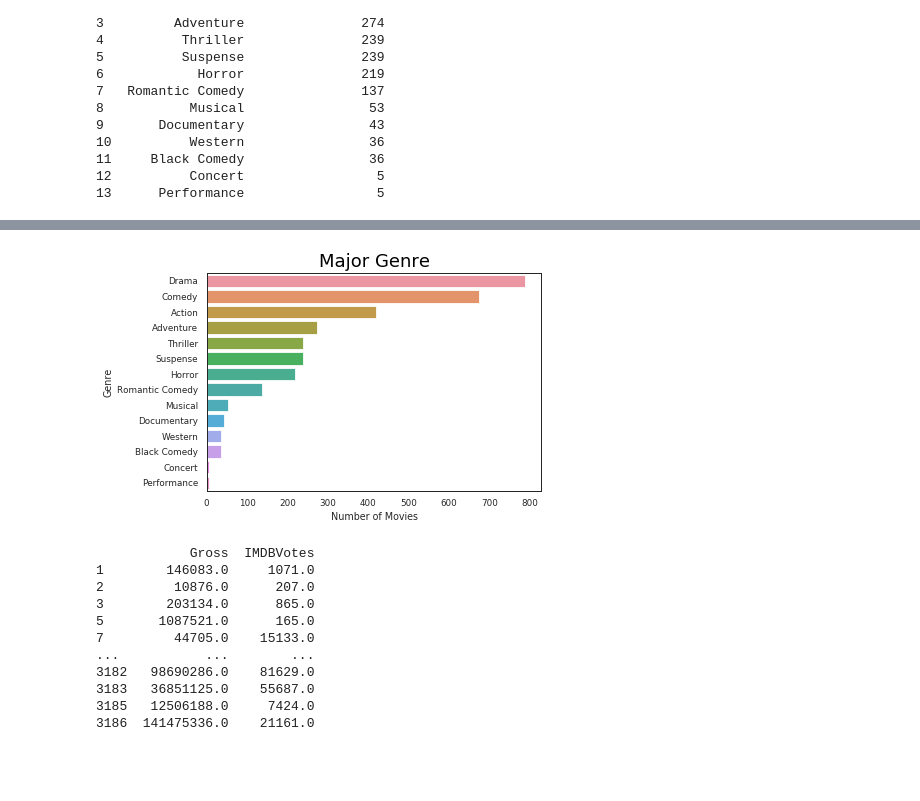
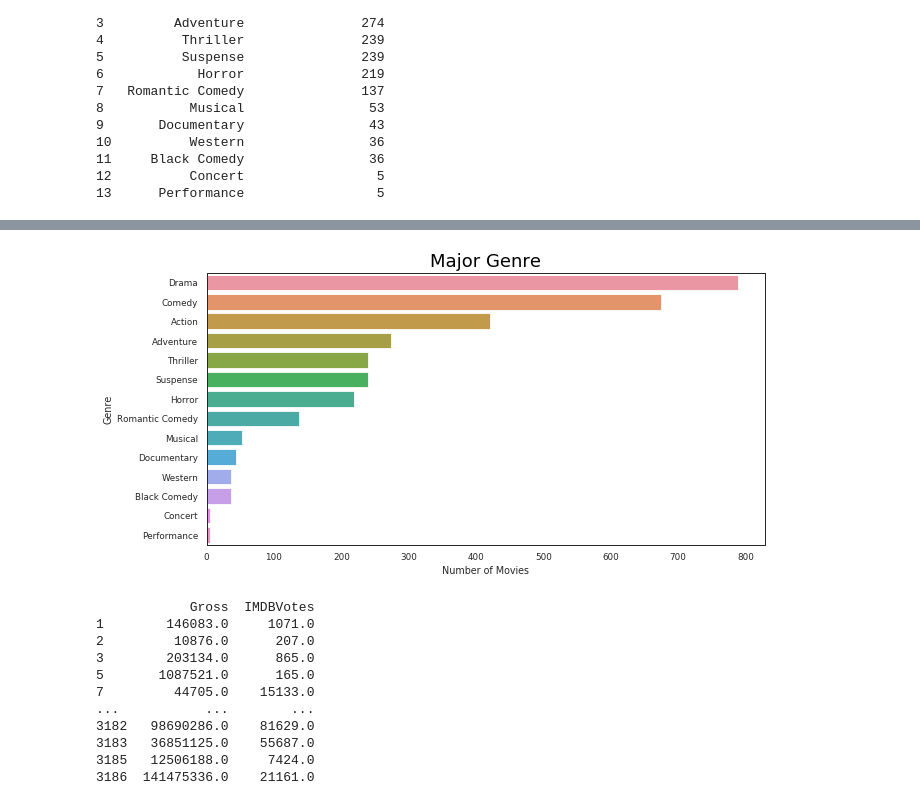
Before and after one commit to ioannapap/movies_data-mining_analysis, a Jupyter notebook: movies_analysis.ipynb, the cells around one changed output, grey strips where cells are left out. Cells and saved outputs as stored; diff of their text form; code cells hidden in the pictures; blank space fills up the shorter version.

```diff
--- a/movies_analysis.ipynb
+++ b/movies_analysis.ipynb
@@ -226,11 +233,13 @@ plt.savefig('IMDBVotes_Histogram.png')
 # %%
 #making Genres bar plot
+plt.figure(figsize=(10, 5))
 sns.barplot(x = 'Number of Movies', y = 'Genre', data = genre_numbers_df)
+
 plt.title('Major Genre', color = 'black', fontsize = 18)
 
 plt.savefig('num_movie_genre_barplot.png')
 # %% [output]
-[figure, old version]
+[figure, new version]
 # %%
 #merging Gross with IMDBVotes into one DataFrame
 gross_votes_df = pd.merge(pd.DataFrame(gross), pd.DataFrame(imdbv), left_index = True, right_index = True)
```
Also changed, not shown: parts of 9 cells of this notebook, 2 other files.
